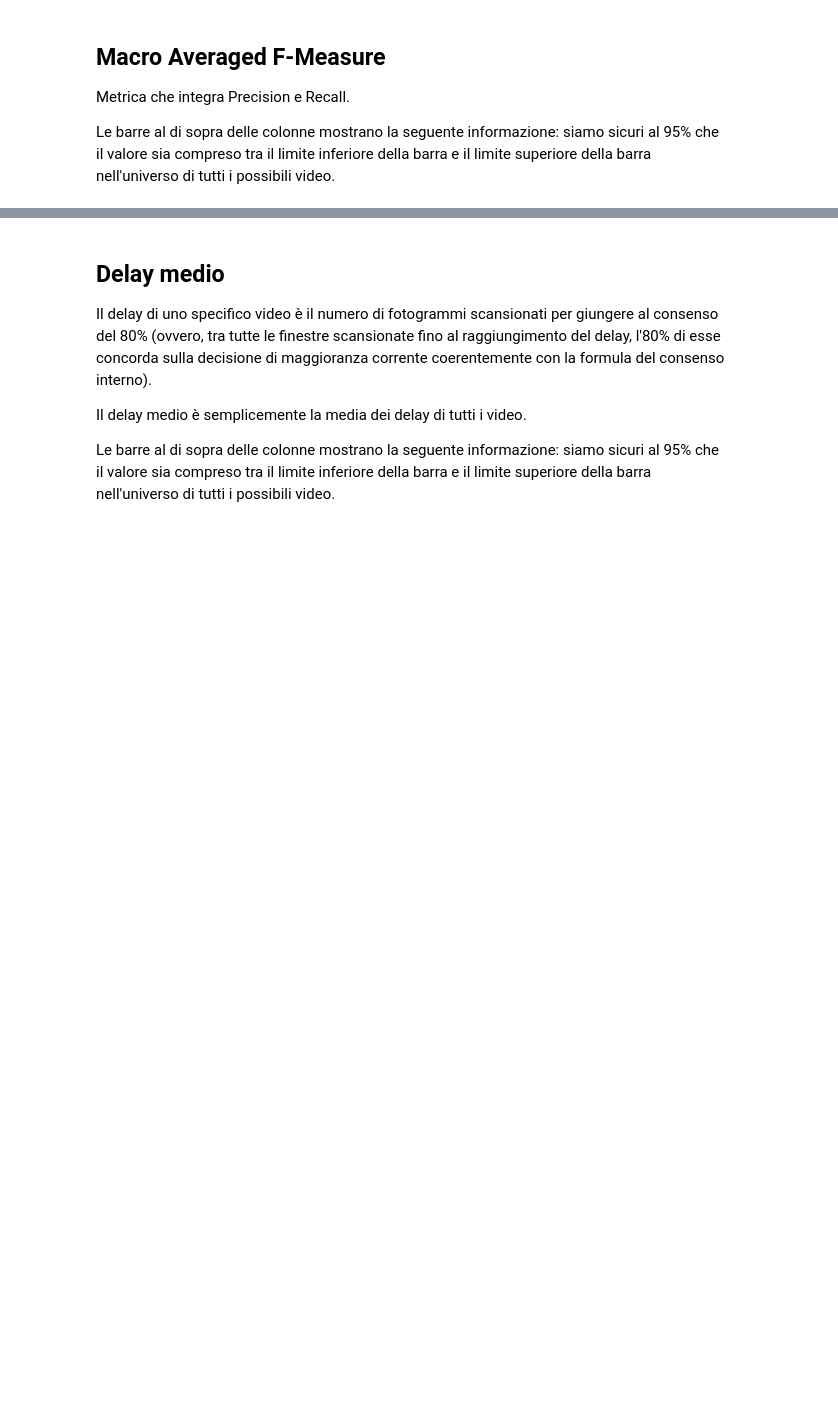
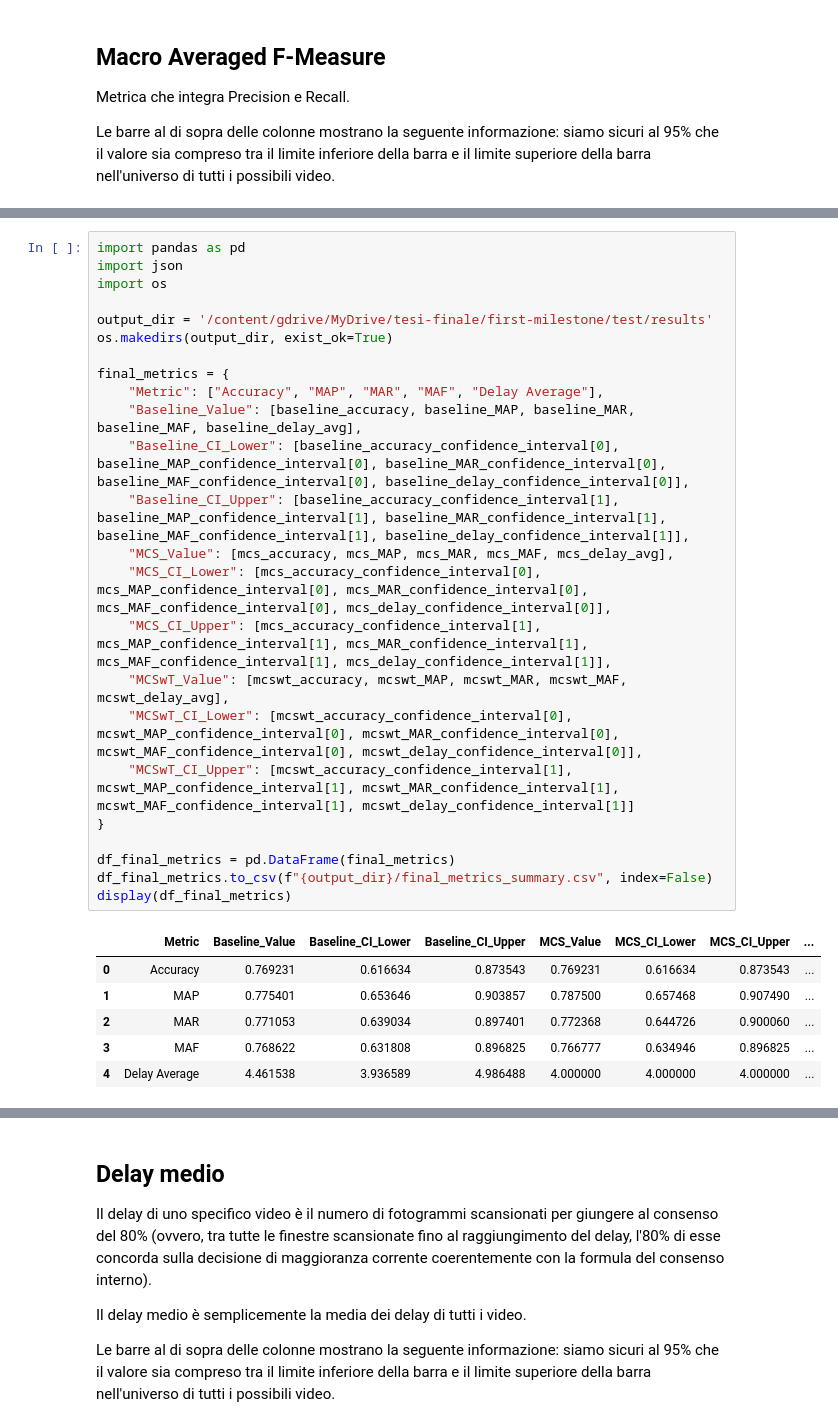
Before and after one commit to WebberMark02/detecting-smartphone-usage, a Jupyter notebook: first_milestone.ipynb, the cells around one changed output, grey strips where cells are left out. Cells and saved outputs as stored; diff of their text form; blank space fills up the shorter version.

Commit message:
Final update to all milestones

```diff
--- a/first_milestone.ipynb
+++ b/first_milestone.ipynb
@@ -801,3 +681,34 @@ plt.savefig('/content/gdrive/MyDrive/tesi/first-milestone-plots/f_measure_compar
 plt.show()
 # %% [output]
 [figure]
+# %%
+import pandas as pd
+import json
+import os
+
+output_dir = '/content/gdrive/MyDrive/tesi-finale/first-milestone/test/results'
+os.makedirs(output_dir, exist_ok=True)
+
+final_metrics = {
+    "Metric": ["Accuracy", "MAP", "MAR", "MAF", "Delay Average"],
+    "Baseline_Value": [baseline_accuracy, baseline_MAP, baseline_MAR, baseline_MAF, baseline_delay_avg],
+    "Baseline_CI_Lower": [baseline_accuracy_confidence_interval[0], baseline_MAP_confidence_interval[0], baseline_MAR_confidence_interval[0], baseline_MAF_confidence_interval[0], baseline_delay_confidence_interval[0]],
+    "Baseline_CI_Upper": [baseline_accuracy_confidence_interval[1], baseline_MAP_confidence_interval[1], baseline_MAR_confidence_interval[1], baseline_MAF_confidence_interval[1], baseline_delay_confidence_interval[1]],
+    "MCS_Value": [mcs_accuracy, mcs_MAP, mcs_MAR, mcs_MAF, mcs_delay_avg],
+    "MCS_CI_Lower": [mcs_accuracy_confidence_interval[0], mcs_MAP_confidence_interval[0], mcs_MAR_confidence_interval[0], mcs_MAF_confidence_interval[0], mcs_delay_confidence_interval[0]],
+    "MCS_CI_Upper": [mcs_accuracy_confidence_interval[1], mcs_MAP_confidence_interval[1], mcs_MAR_confidence_interval[1], mcs_MAF_confidence_interval[1], mcs_delay_confidence_interval[1]],
+    "MCSwT_Value": [mcswt_accuracy, mcswt_MAP, mcswt_MAR, mcswt_MAF, mcswt_delay_avg],
+    "MCSwT_CI_Lower": [mcswt_accuracy_confidence_interval[0], mcswt_MAP_confidence_interval[0], mcswt_MAR_confidence_interval[0], mcswt_MAF_confidence_interval[0], mcswt_delay_confidence_interval[0]],
+    "MCSwT_CI_Upper": [mcswt_accuracy_confidence_interval[1], mcswt_MAP_confidence_interval[1], mcswt_MAR_confidence_interval[1], mcswt_MAF_confidence_interval[1], mcswt_delay_confidence_interval[1]]
+}
+
+df_final_metrics = pd.DataFrame(final_metrics)
+df_final_metrics.to_csv(f"{output_dir}/final_metrics_summary.csv", index=False)
+display(df_final_metrics)
+# %% [output]
+|  | Metric | Baseline_Value | Baseline_CI_Lower | Baseline_CI_Upper | MCS_Value | MCS_CI_Lower | MCS_CI_Upper | ... |
+| 0 | Accuracy | 0.769231 | 0.616634 | 0.873543 | 0.769231 | 0.616634 | 0.873543 | ... |
+| 1 | MAP | 0.775401 | 0.653646 | 0.903857 | 0.787500 | 0.657468 | 0.907490 | ... |
+| 2 | MAR | 0.771053 | 0.639034 | 0.897401 | 0.772368 | 0.644726 | 0.900060 | ... |
+| 3 | MAF | 0.768622 | 0.631808 | 0.896825 | 0.766777 | 0.634946 | 0.896825 | ... |
+| 4 | Delay Average | 4.461538 | 3.936589 | 4.986488 | 4.000000 | 4.000000 | 4.000000 | ... |
```
Also changed, not shown: parts of 51 cells of this notebook, 3 other files.
